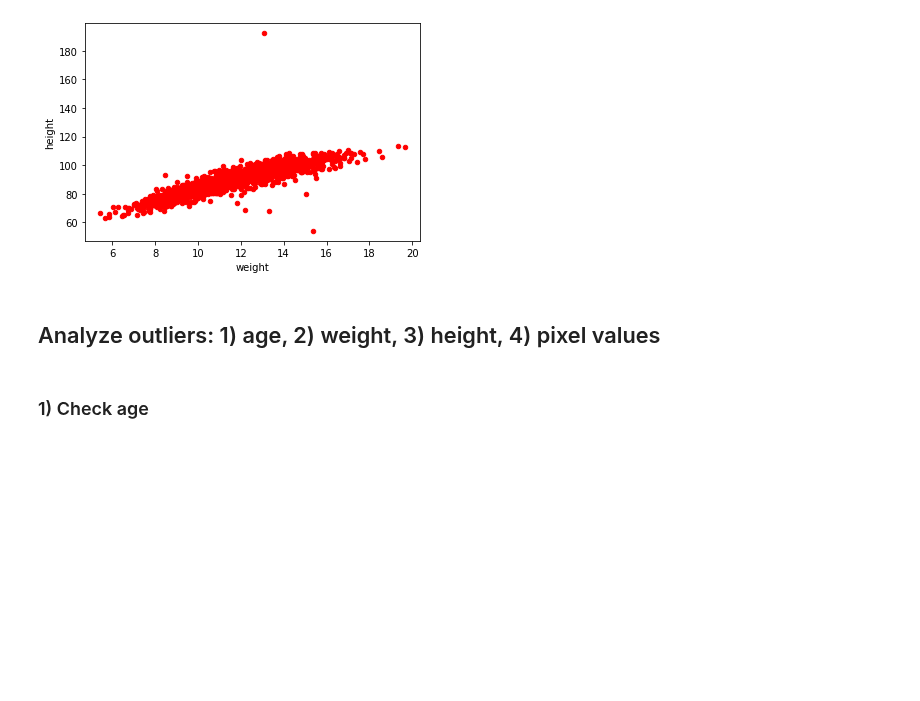
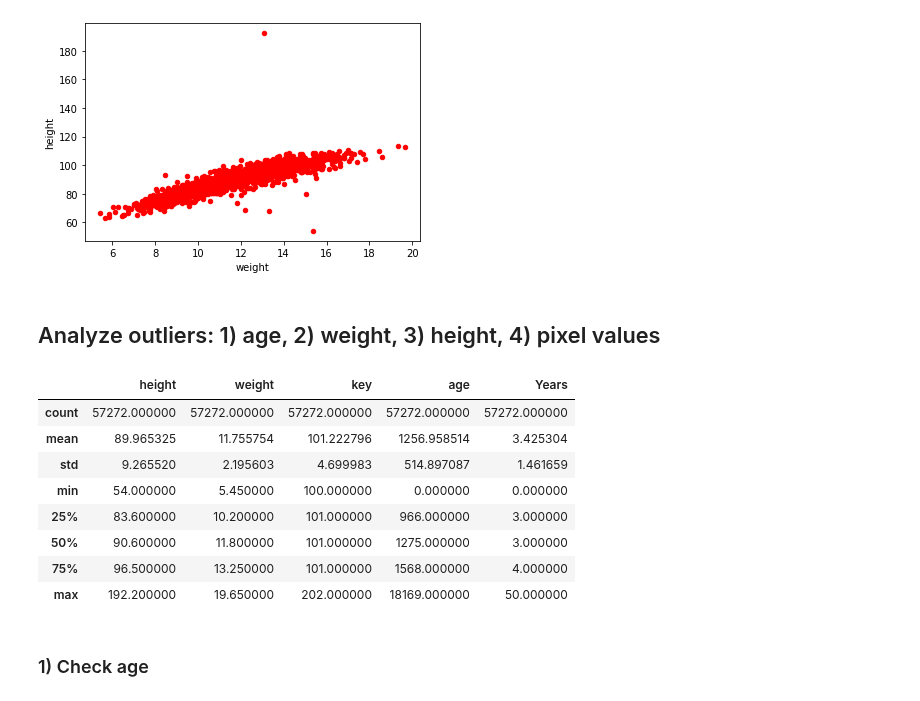
Before and after one commit to Welthungerhilfe/cgm-ml, a Jupyter notebook: src/data_utils/dataset_EDA/anon-depthmap-testset/EDA_anon-depthmap-testset.ipynb, the cells around one changed output. Cells and saved outputs as stored; diff of their text form; code cells hidden in the pictures; blank space fills up the shorter version.

```diff
--- a/src/data_utils/dataset_EDA/anon-depthmap-testset/EDA_anon-depthmap-testset.ipynb
+++ b/src/data_utils/dataset_EDA/anon-depthmap-testset/EDA_anon-depthmap-testset.ipynb
@@ -151,6 +151,18 @@ weight_vs_height = scans.plot.scatter(x='weight', y='height', c='red')
 [figure]
 # %% [markdown]
 ## Analyze outliers: 1) age, 2) weight, 3) height, 4) pixel values
+# %%
+artifacts.describe()
+# %% [output]
+|  | height | weight | key | age | Years |
+| count | 57272.000000 | 57272.000000 | 57272.000000 | 57272.000000 | 57272.000000 |
+| mean | 89.965325 | 11.755754 | 101.222796 | 1256.958514 | 3.425304 |
+| std | 9.265520 | 2.195603 | 4.699983 | 514.897087 | 1.461659 |
+| min | 54.000000 | 5.450000 | 100.000000 | 0.000000 | 0.000000 |
+| 25% | 83.600000 | 10.200000 | 101.000000 | 966.000000 | 3.000000 |
+| 50% | 90.600000 | 11.800000 | 101.000000 | 1275.000000 | 3.000000 |
+| 75% | 96.500000 | 13.250000 | 101.000000 | 1568.000000 | 4.000000 |
+| max | 192.200000 | 19.650000 | 202.000000 | 18169.000000 | 50.000000 |
 # %%
 import pickle
 from tqdm import tqdm
```
Also changed, not shown: parts of 1 cell of this notebook, 4 other files.
